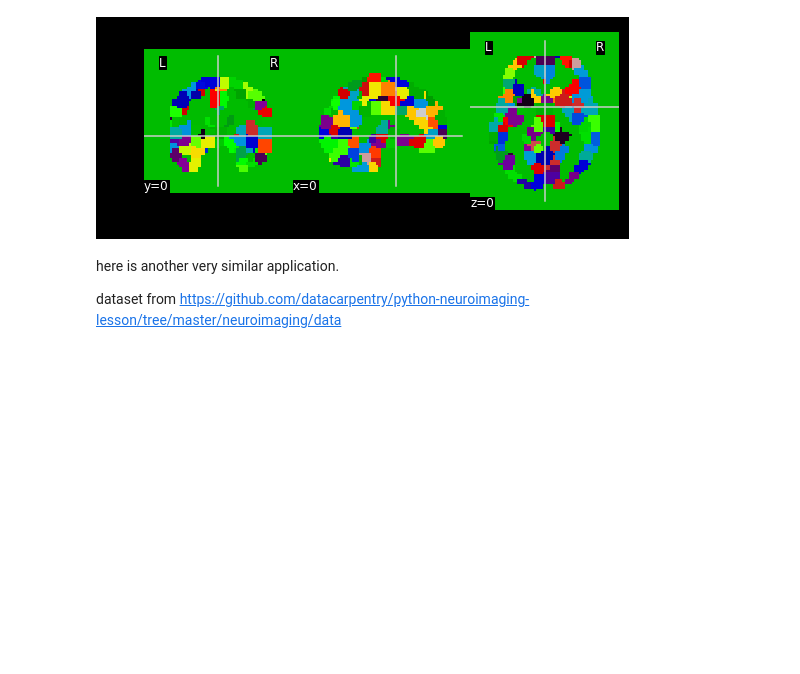
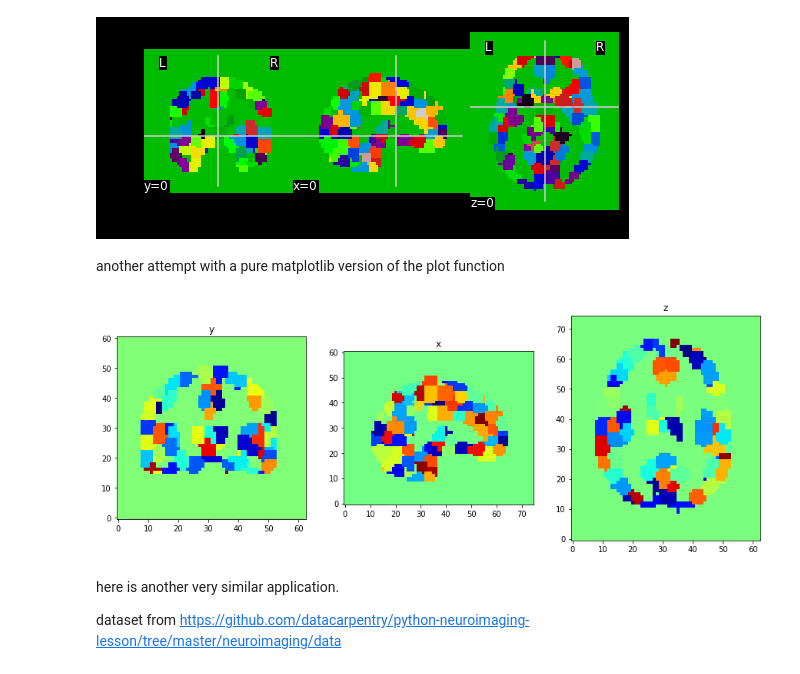
Before and after one commit to autism-research-centre/Autism-Gradients, a Jupyter notebook: visualisation.ipynb, the cells around one changed output. Drawn from its saved outputs; the diff is of its cells as text; code cells hidden in the pictures; blank space fills up the shorter version.

```diff
--- a/visualisation.ipynb
+++ b/visualisation.ipynb
@@ -79,7 +80,7 @@ def rebuild_nii_compute(data,nim,num):
     #nim_out.to_filename('Gradient_'+ str(num) +'_res.nii')
 
     #nilearn.plotting.plot_epi(nim_out)
-    return(nim_out)
+    return nim_out,imdat_new
 
 def rebuild_nii_plot(num,nims,cutc_x,cutc_y,cutc_z):
     """
@@ -88,6 +89,21 @@ def rebuild_nii_plot(num,nims,cutc_x,cutc_y,cutc_z):
     cut_coords = (cutc_x,cutc_y,cutc_z)
     fig = nilearn.plotting.plot_epi(nims[num],cut_coords=cut_coords)
     plt.show()
+
+def rebuild_nii_plot_new(num,imdats_new,cutc_x,cutc_y,cutc_z,cmap,figsize):
+    """
+    maybe using matplotlib is faster
+    """
+    cut_coords = (cutc_x,cutc_y,cutc_z)
+    fig,axes=plt.subplots(1,3,figsize=figsize)
+    imdat = imdats_new[num]
+    axes[0].imshow(imdat[:,cutc_y,:].T,cmap=cmap,origin='lower')
+    axes[0].set_title('y')
+    axes[1].imshow(imdat[cutc_x,:,:].T,cmap=cmap,origin='lower')
+    axes[1].set_title('x')
+    axes[2].imshow(imdat[:,:,cutc_z].T,cmap=cmap,origin='lower')
+    axes[2].set_title('z')
+    plt.show()
 # %%
 #prepare data
 data = np.load('Mean_Vec.npy')
@@ -99,8 +115,11 @@ print(data.shape,imdat.shape)
 # %%
 #precompute to speed up widget
 nims = []
+imdats = []
 for j in range(data.shape[1]):
-    nims.append(rebuild_nii_compute(data,nim,j))
+    nim_new,imdat_new = rebuild_nii_compute(data,nim,j)
+    nims.append(nim_new)
+    imdats.append(imdat_new)
 # %% [output]
 Please use the ``img.affine`` property instead.
 
@@ -130,6 +149,22 @@ i = interact(rebuild_nii_plot,
             )
 # %% [output]
 [figure]
+# %% [markdown]
+another attempt with a pure matplotlib version of the plot function
+# %%
+coords_max = imdat.shape
+figsize=(15,10)
+i = interact(rebuild_nii_plot_new,
+             num=(0,9),
+             imdats_new=fixed(imdats),
+             cutc_x=(0,coords_max[0]-1),
+             cutc_y=(0,coords_max[1]-1),
+             cutc_z=(0,coords_max[2]-1),
+             cmap = ['jet','viridis','gray'],
+             figsize=fixed(figsize)
+            )
+# %% [output]
+[figure, added]
 # %% [markdown]
 here is another very similar application.
 
```
Also changed, not shown: parts of 2 cells of this notebook.
